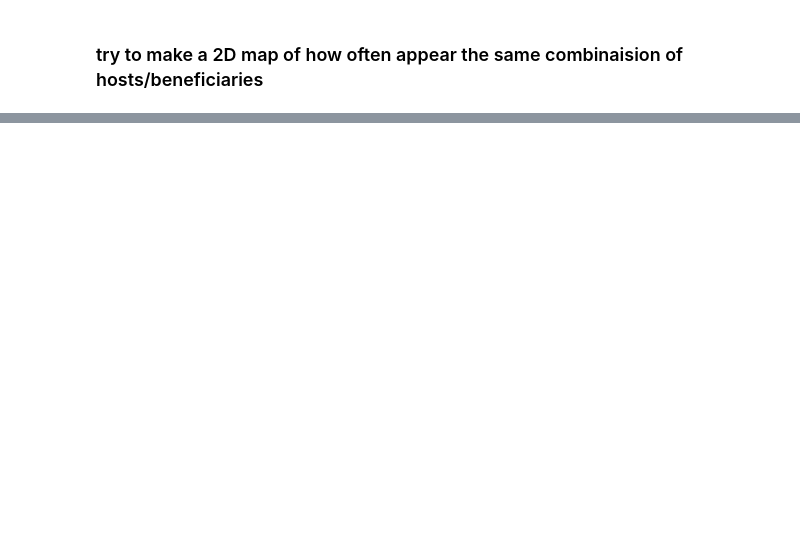
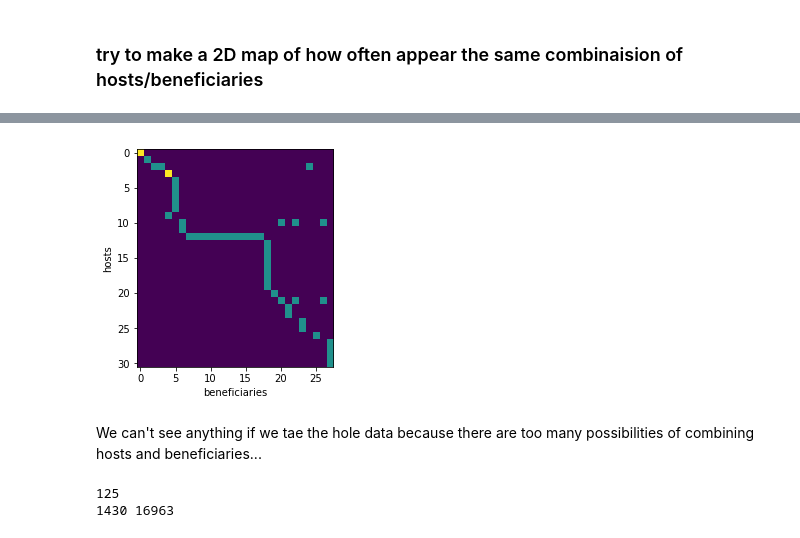
Before and after one commit to shoshievass/LobbyNetworks, a Jupyter notebook: readData.ipynb, the cells around one changed output, grey strips where cells are left out. Cells and saved outputs as stored; diff of their text form; code cells hidden in the pictures; blank space fills up the shorter version.

```diff
--- a/readData.ipynb
+++ b/readData.ipynb
@@ -269,7 +269,7 @@ df
 #unmerged candidates from open secrets
 l=[]
 for i in range(14):
-    l.append(not dfCandidates.ix[i]['cid'] in list(df['cid']))
+    l.append(not dfCandidates.loc[i]['cid'] in list(df['cid']))
 
 dfCandidatesNotMatch=dfCandidates[l]
 dfCandidatesNotMatch
@@ -410,2 +413,24 @@ dfB.unique()[0]
 # %%
 import numpy as np
+# %%
+nb=50
+dfB=dfEvents2['beneficiaries_id'][:nb]
+dfH=dfEvents2['hosts_id'][:nb]
+print(dfB.unique()[0])
+
+print(len(dfB.unique()), len(dfH.unique()))
+m=np.array([[0 for i in range(len(dfB.unique()))] for j in range(len(dfH.unique()))])
+
+fB={}
+for i in range(len(dfB.unique())):
+    fB[str(dfB.unique()[i])]=i
+fH={}
+for i in range(len(dfH.unique())):
+    fH[str(dfH.unique()[i])]=i
+
+for i in range(len(dfB)):
+    #print(fH[str(dfH.loc[i])], fB[str(dfB.loc[i])])
+    m[fH[str(dfH.loc[i])], fB[str(dfB.loc[i])]] +=1
+
+print(m.shape)
+print(m)
@@ -411,0 +455,31 @@ import numpy as np
+# %%
+plt.imshow(m)
+plt.ylabel('hosts')
+plt.xlabel('beneficiaries')
+plt.show()
+# %% [output]
+[figure, added]
+# %% [markdown]
+We can't see anything if we tae the hole data because there are too many possibilities of combining hosts and beneficiaries...
+# %%
+nb=5000
+dfB=dfEvents2['beneficiaries_id']#[:nb]
+dfH=dfEvents2['hosts_id']#[:nb]
+print(dfB.unique()[0])
+
+print(len(dfB.unique()), len(dfH.unique()))
+m=np.array([[0 for i in range(len(dfB.unique()))] for j in range(len(dfH.unique()))])
+
+fB={}
+for i in range(len(dfB.unique())):
+    fB[str(dfB.unique()[i])]=i
+fH={}
+for i in range(len(dfH.unique())):
+    fH[str(dfH.unique()[i])]=i
+
+for i in range(len(dfB)):
+    #print(fH[str(dfH.loc[i])], fB[str(dfB.loc[i])])
+    m[fH[str(dfH.loc[i])], fB[str(dfB.loc[i])]] +=1
+# %% [output]
+125
+1430 16963
```
Also changed, not shown: parts of 24 cells of this notebook, 2 other files.
